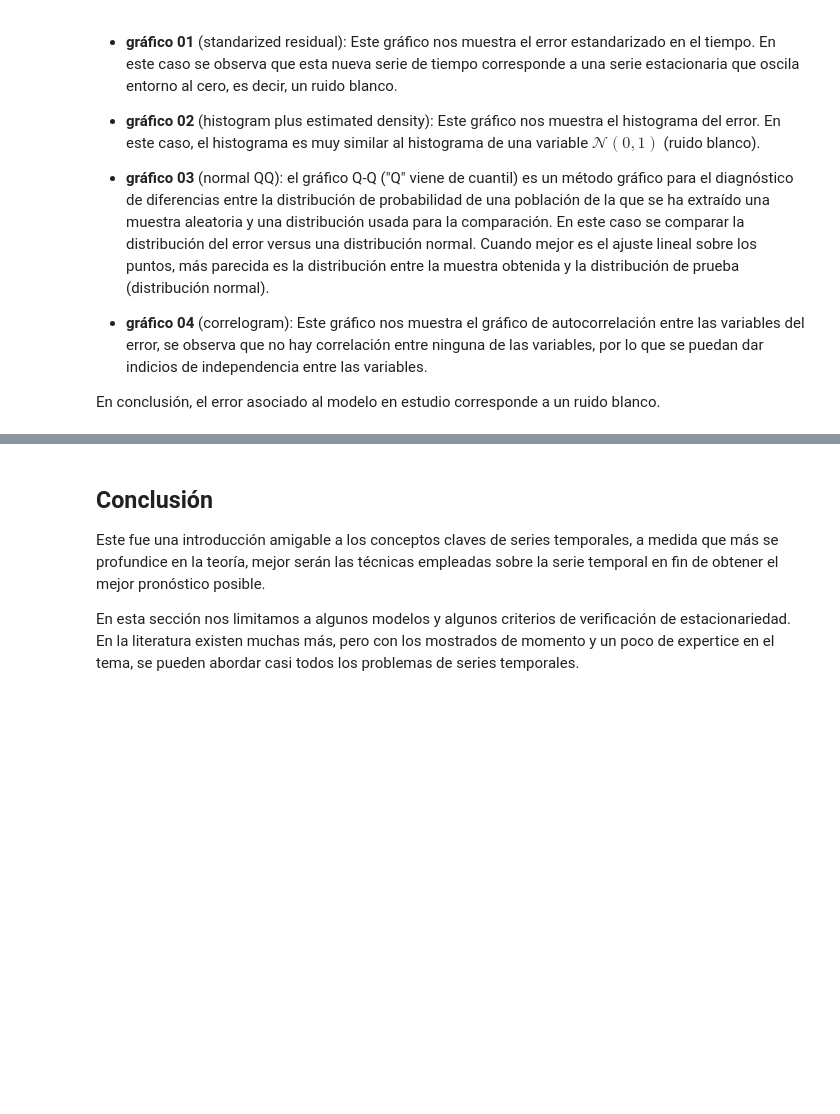
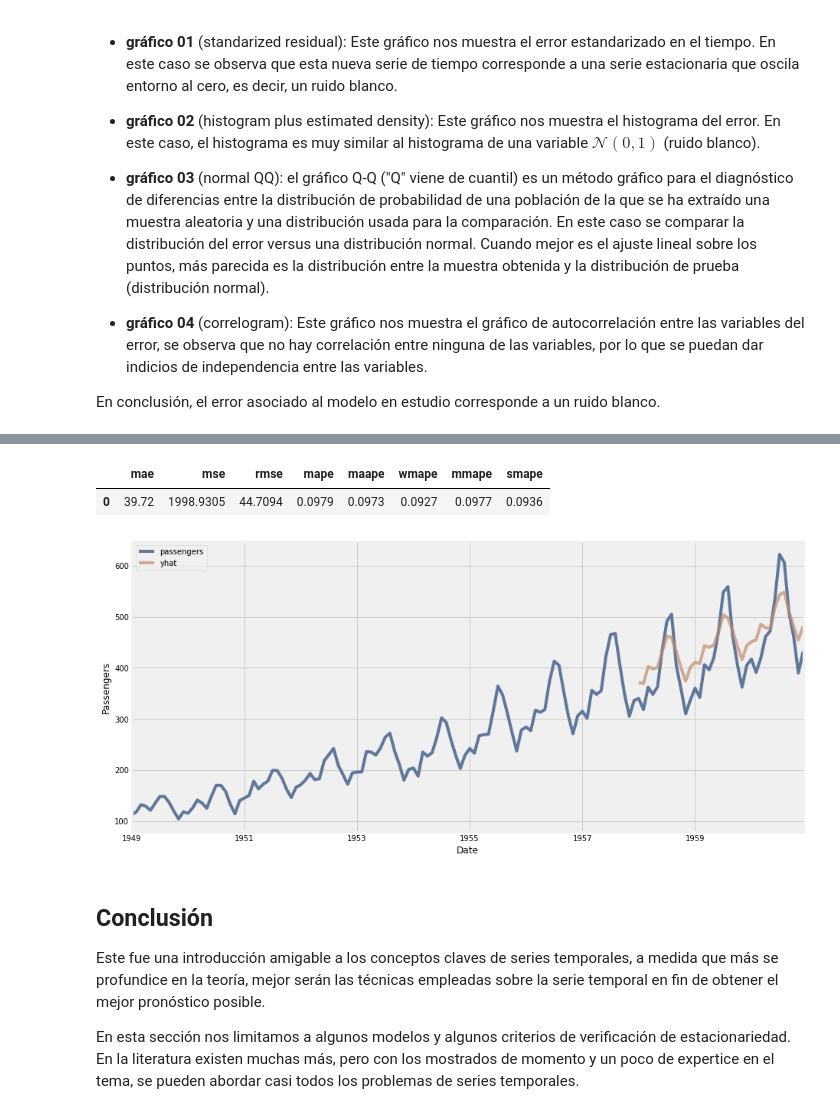
Before and after one commit to fralfaro/MAT281_2022, a Jupyter notebook: docs/lectures/ml/time_series/05_series_temporales.ipynb, the cells around one changed output, grey strips where cells are left out. Saved outputs shown, nothing was run; the diff lists cells and outputs as text; code cells hidden in the pictures; blank space fills up the shorter version.

```diff
--- a/docs/lectures/ml/time_series/05_series_temporales.ipynb
+++ b/docs/lectures/ml/time_series/05_series_temporales.ipynb
@@ -651,0 +660,11 @@ En conclusión, el error asociado al modelo en estudio corresponde a un ruido bl
+# %%
+# rename
+y_train_prophet = y_train.reset_index()
+y_train_prophet.columns = ["ds","y"]
+
+y_test_prophet = y_test.reset_index()
+y_test_prophet.columns = ["ds","y"]
+# %%
+# model
+m = Prophet()
+m.fit(y_train_prophet)
@@ -651,0 +675,5 @@ En conclusión, el error asociado al modelo en estudio corresponde a un ruido bl
+# %%
+# forecast
+future = m.make_future_dataframe(periods=365*4)
+forecast = m.predict(future)[['ds', 'yhat']]
+forecast.tail()
@@ -652,3 +687,21 @@ En conclusión, el error asociado al modelo en estudio corresponde a un ruido bl
+# %%
+# metrics
+result = y_test_prophet.merge(forecast,on = 'ds',how='inner')
+summary_metrics(result)
+# %% [output]
+|  | mae | mse | rmse | mape | maape | wmape | mmape | smape |
+| 0 | 39.72 | 1998.9305 | 44.7094 | 0.0979 | 0.0973 | 0.0927 | 0.0977 | 0.0936 |
+# %%
+preds = result[['ds','yhat']].set_index("ds")
+ax = y['1949':].plot(label='observed')
+preds.plot(ax=ax, label='Forecast', alpha=.7, figsize=(14, 7))
+
+ax.set_xlabel('Date')
+ax.set_ylabel('Passengers')
+plt.legend()
+plt.show()
+# %% [output]
+[figure, added]
 # %% [markdown]
 ## Conclusión
 
```
Also changed, not shown: parts of 9 cells of this notebook, 11 other files.
